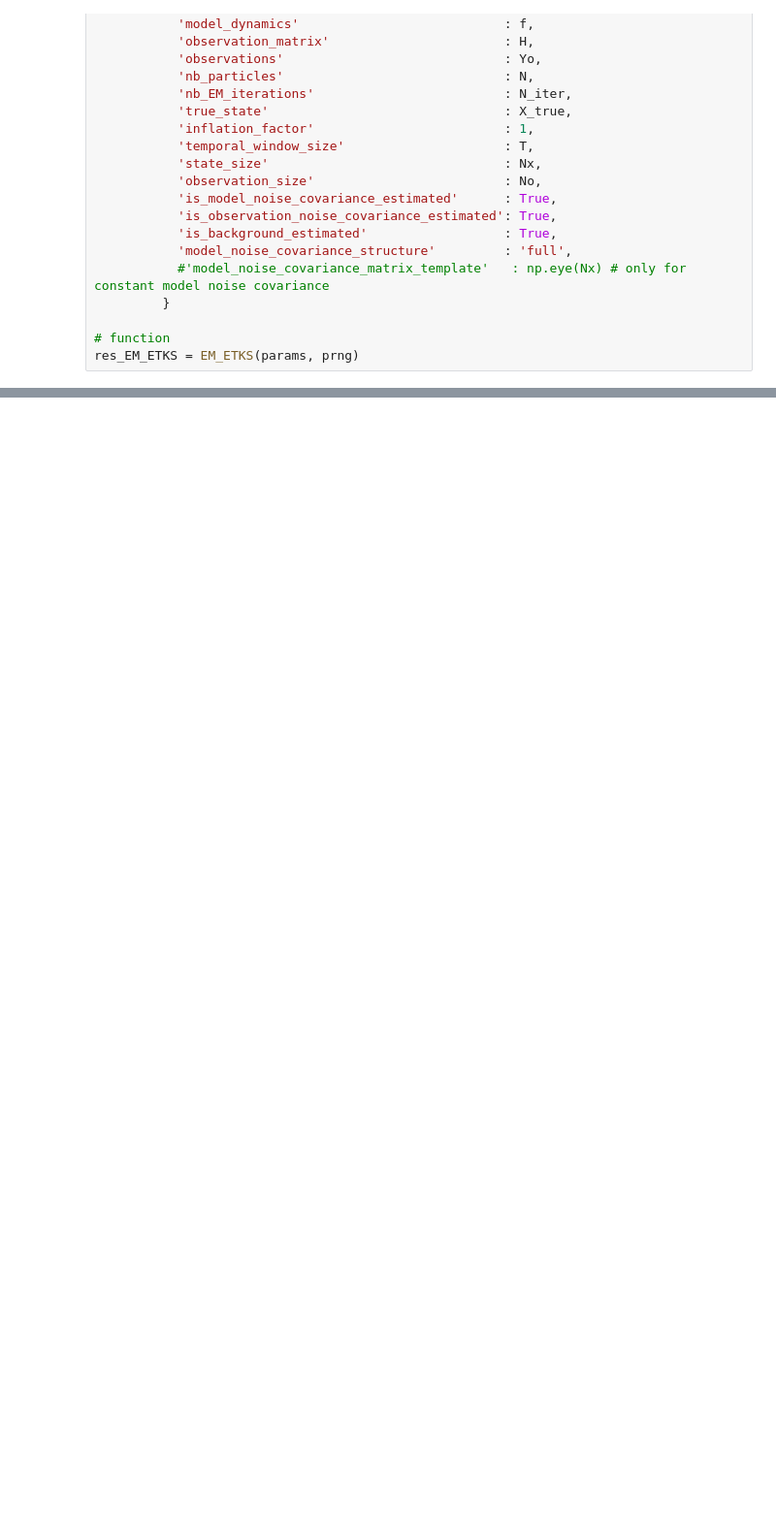
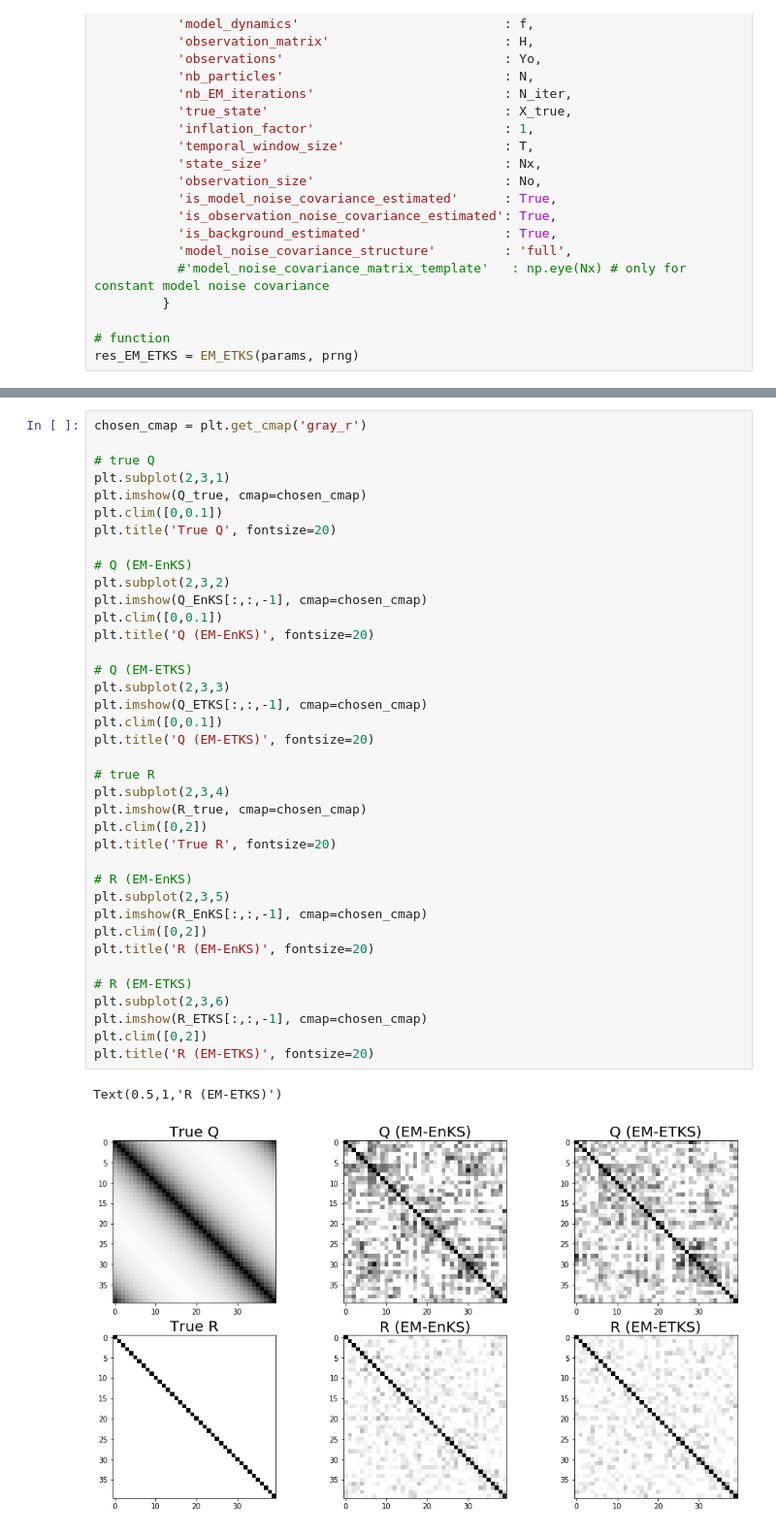
Before and after one commit to ptandeo/CEDA, a Jupyter notebook: test_CEDA_ETKS.ipynb, the cells around one changed output, grey strips where cells are left out. Shown: that part at 97% size. Cells and saved outputs as stored; diff of their text form; blank space fills up the shorter version.

```diff
--- a/test_CEDA_ETKS.ipynb
+++ b/test_CEDA_ETKS.ipynb
@@ -343,0 +351,41 @@ plt.legend([line1, line2], ['EM-ETKS', 'EM-EnKS'])
+# %%
+chosen_cmap = plt.get_cmap('gray_r')
+
+# true Q
+plt.subplot(2,3,1)
+plt.imshow(Q_true, cmap=chosen_cmap)
+plt.clim([0,0.1])
+plt.title('True Q', fontsize=20)
+
+# Q (EM-EnKS)
+plt.subplot(2,3,2)
+plt.imshow(Q_EnKS[:,:,-1], cmap=chosen_cmap)
+plt.clim([0,0.1])
+plt.title('Q (EM-EnKS)', fontsize=20)
+
+# Q (EM-ETKS)
+plt.subplot(2,3,3)
+plt.imshow(Q_ETKS[:,:,-1], cmap=chosen_cmap)
+plt.clim([0,0.1])
+plt.title('Q (EM-ETKS)', fontsize=20)
+
+# true R
+plt.subplot(2,3,4)
+plt.imshow(R_true, cmap=chosen_cmap)
+plt.clim([0,2])
+plt.title('True R', fontsize=20)
+
+# R (EM-EnKS)
+plt.subplot(2,3,5)
+plt.imshow(R_EnKS[:,:,-1], cmap=chosen_cmap)
+plt.clim([0,2])
+plt.title('R (EM-EnKS)', fontsize=20)
+
+# R (EM-ETKS)
+plt.subplot(2,3,6)
+plt.imshow(R_ETKS[:,:,-1], cmap=chosen_cmap)
+plt.clim([0,2])
+plt.title('R (EM-ETKS)', fontsize=20)
+# %% [output]
+Text(0.5,1,'R (EM-ETKS)')
+[figure, added]
```
Also changed, not shown: parts of 3 cells of this notebook, 1 other file.
